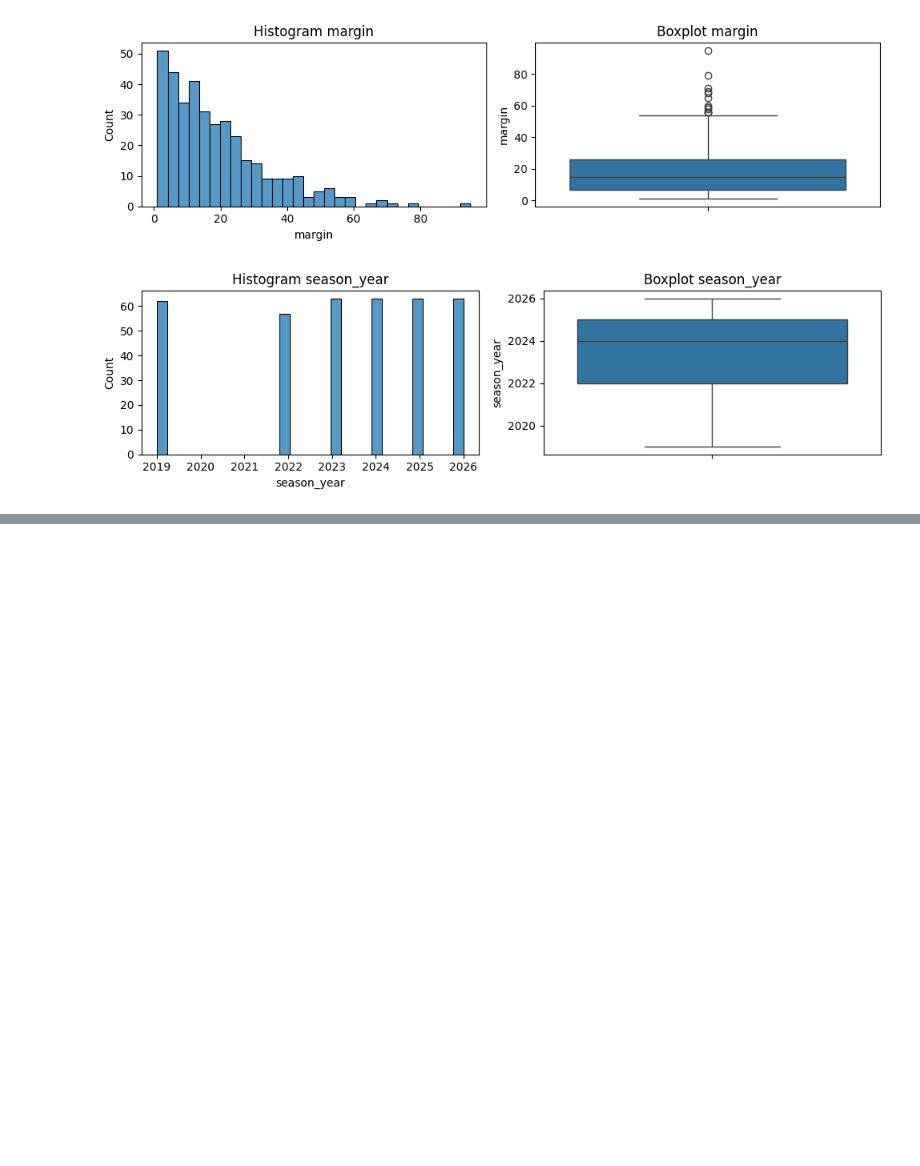
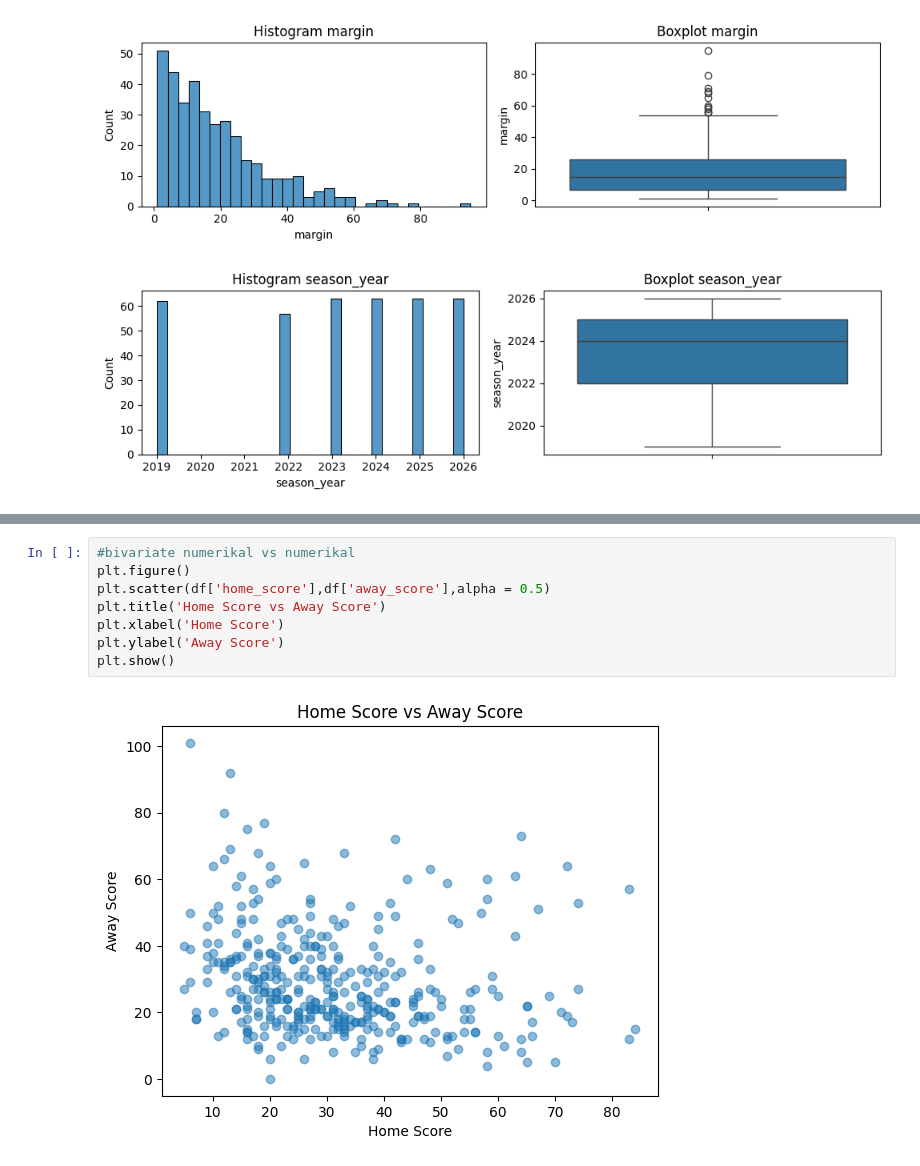
Before and after one commit to RAFAELSFIX10SMBR/datascience-portofolio, a Jupyter notebook: DBL_Predictor.ipynb, the cells around one changed output, grey strips where cells are left out. Saved outputs shown, nothing was run; the diff lists cells and outputs as text; blank space fills up the shorter version.

```diff
--- a/DBL_Predictor.ipynb
+++ b/DBL_Predictor.ipynb
@@ -364,0 +387,10 @@ for col in num_cols:
+# %%
+#bivariate numerikal vs numerikal
+plt.figure()
+plt.scatter(df['home_score'],df['away_score'],alpha = 0.5)
+plt.title('Home Score vs Away Score')
+plt.xlabel('Home Score')
+plt.ylabel('Away Score')
+plt.show()
+# %% [output]
+[figure, added]
```
Also changed, not shown: parts of 4 cells of this notebook.
